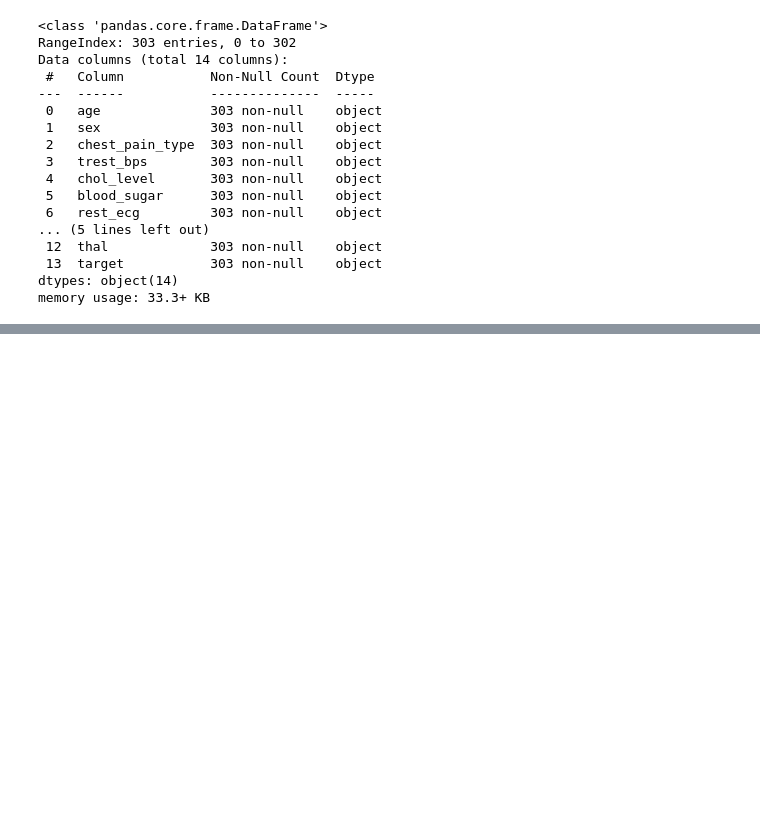
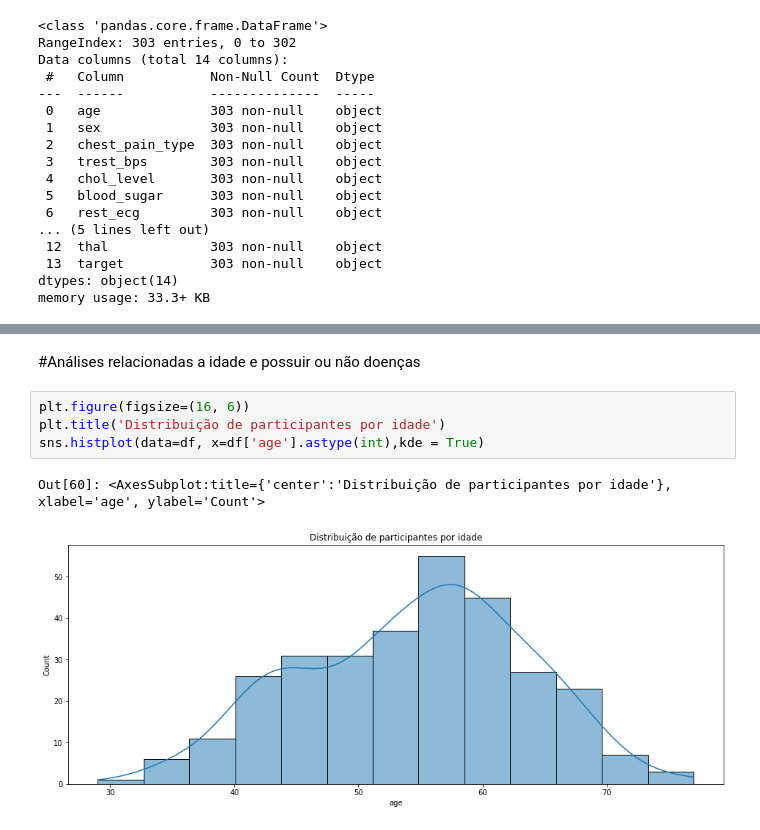
Before and after one commit to jardelMoraes/dinamica2, a Jupyter notebook: dinamica-exploratorio.ipynb, the cells around one changed output, grey strips where cells are left out. Drawn from its saved outputs; the diff is of its cells as text; blank space fills up the shorter version.

```diff
--- a/dinamica-exploratorio.ipynb
+++ b/dinamica-exploratorio.ipynb
@@ -94,0 +131,9 @@ df['idade_anos'].plot(kind='box');
+# %% [markdown]
+#Análises relacionadas a idade e possuir ou não doenças
+# %%
+plt.figure(figsize=(16, 6))
+plt.title('Distribuição de participantes por idade')
+sns.histplot(data=df, x=df['age'].astype(int),kde = True)
+# %% [output]
+Out[60]: <AxesSubplot:title={'center':'Distribuição de participantes por idade'}, xlabel='age', ylabel='Count'>
+[figure, added]
```
Also changed, not shown: parts of 13 cells of this notebook.
